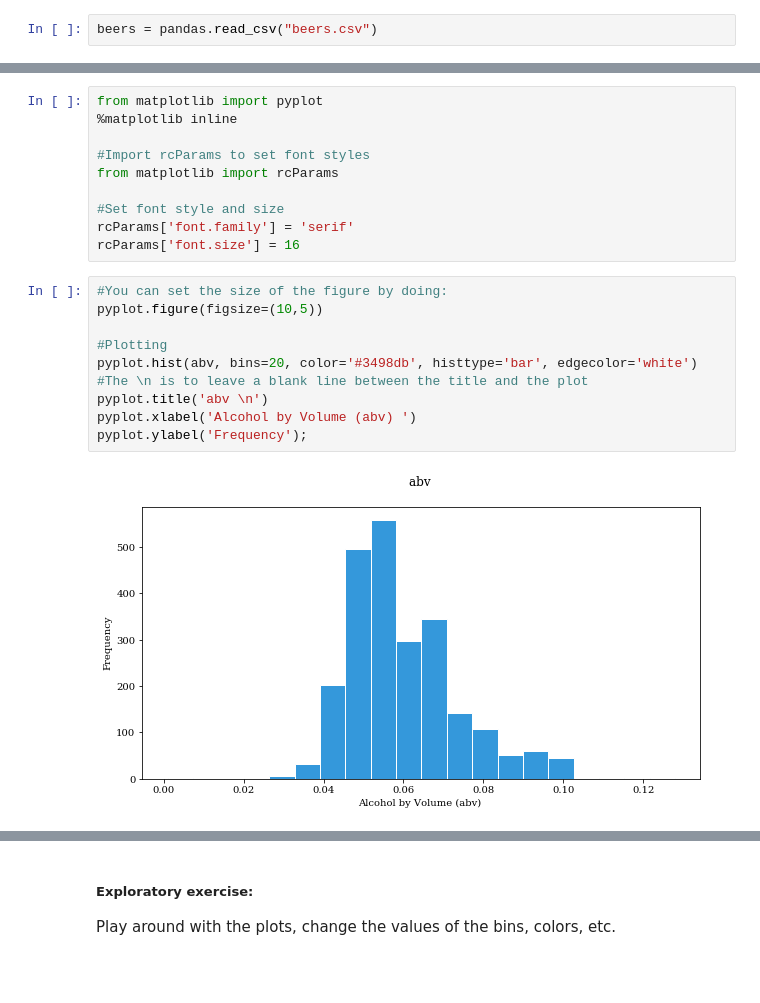
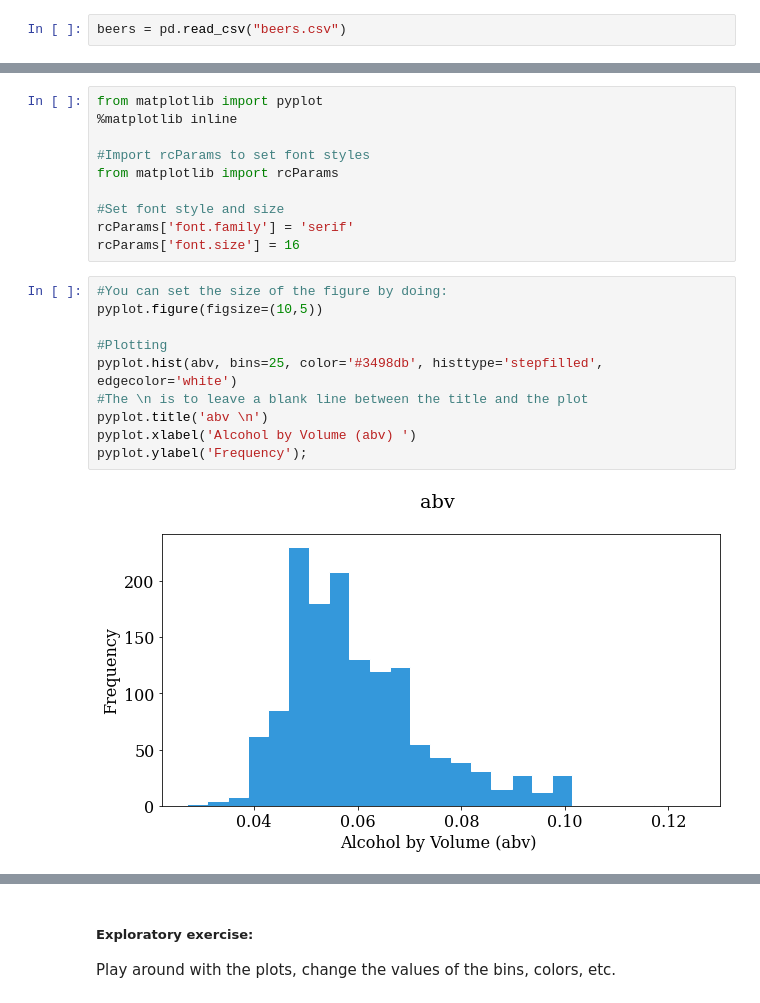
Before and after one commit to Forcystus91/ai_nov21, a Jupyter notebook: Chapter 1/13. Statistics/Part 1/Exercise_01_Cheers_Stats_Beers.ipynb, the cells around one changed output, grey strips where cells are left out. Drawn from its saved outputs; the diff is of its cells as text; blank space fills up the shorter version.

```diff
--- a/Chapter 1/13. Statistics/Part 1/Exercise_01_Cheers_Stats_Beers.ipynb
+++ b/Chapter 1/13. Statistics/Part 1/Exercise_01_Cheers_Stats_Beers.ipynb
@@ -43,7 +43,7 @@ operable program or batch file.
 # %% [markdown]
 We can use `pandas` to read the data from the `csv` file, and save it into a new variable called `beers`. Let's then check the type of this new variable—rememeber that we can use the function `type()` to do this.
 # %%
-beers = pandas.read_csv("beers.csv")
+beers = pd.read_csv("beers.csv")
 # %%
 type(beers)
 # %% [output]
@@ -381,15 +415,15 @@ rcParams['font.size'] = 16
 # %%
 #You can set the size of the figure by doing:
 pyplot.figure(figsize=(10,5))
 
 #Plotting
-pyplot.hist(abv, bins=20, color='#3498db', histtype='bar', edgecolor='white')
+pyplot.hist(abv, bins=25, color='#3498db', histtype='stepfilled', edgecolor='white')
 #The \n is to leave a blank line between the title and the plot
 pyplot.title('abv \n')
 pyplot.xlabel('Alcohol by Volume (abv) ')
 pyplot.ylabel('Frequency');
 # %% [output]
-[figure, old version]
+[figure, new version]
 # %%
 #You can set the size of the figure by doing:
 pyplot.figure(figsize=(10,5))
```
Also changed, not shown: parts of 16 cells of this notebook.
